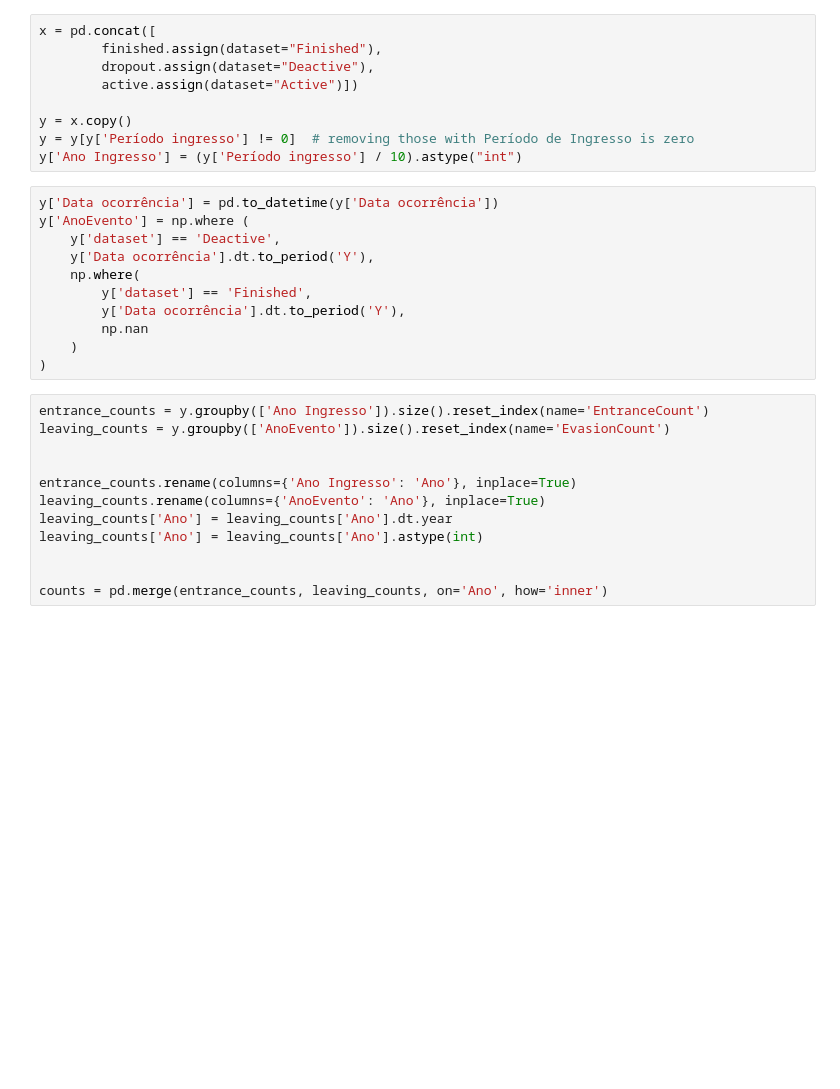
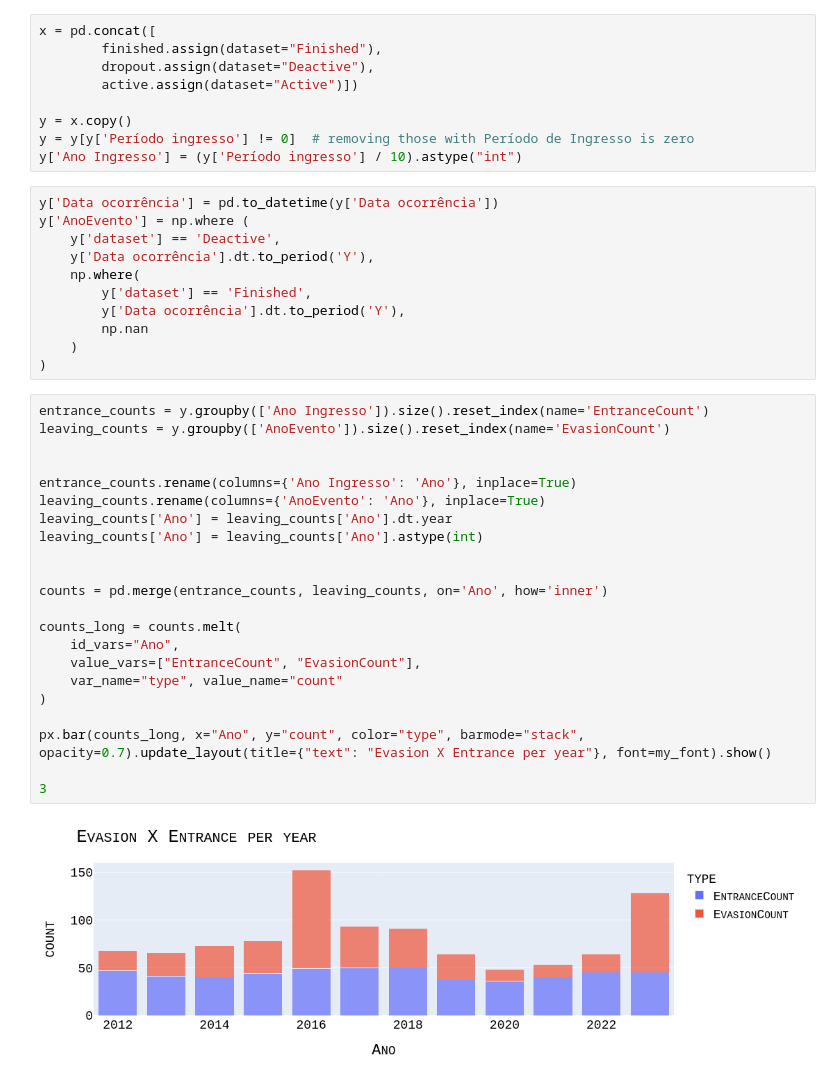
Before and after one commit to auserafim/ai-notebooks, a Jupyter notebook: evaded_college/evaded_college.ipynb, the cells around one changed output. Cells and saved outputs as stored; diff of their text form; blank space fills up the shorter version.

```diff
--- a/evaded_college/evaded_college.ipynb
+++ b/evaded_college/evaded_college.ipynb
@@ -409,12 +409,24 @@ y['AnoEvento'] = np.where (
 # %%
 entrance_counts = y.groupby(['Ano Ingresso']).size().reset_index(name='EntranceCount')
 leaving_counts = y.groupby(['AnoEvento']).size().reset_index(name='EvasionCount')
 
 
 entrance_counts.rename(columns={'Ano Ingresso': 'Ano'}, inplace=True)
 leaving_counts.rename(columns={'AnoEvento': 'Ano'}, inplace=True)
 leaving_counts['Ano'] = leaving_counts['Ano'].dt.year
 leaving_counts['Ano'] = leaving_counts['Ano'].astype(int)
 
 
 counts = pd.merge(entrance_counts, leaving_counts, on='Ano', how='inner')
+
+counts_long = counts.melt(
+    id_vars="Ano",
+    value_vars=["EntranceCount", "EvasionCount"],
+    var_name="type", value_name="count"
+)
+
+px.bar(counts_long, x="Ano", y="count", color="type", barmode="stack", opacity=0.7).update_layout(title={"text": "Evasion X Entrance per year"}, font=my_font).show()
+
+3
+# %% [output]
+[figure, added]
```
Also changed, not shown: parts of 15 cells of this notebook.
